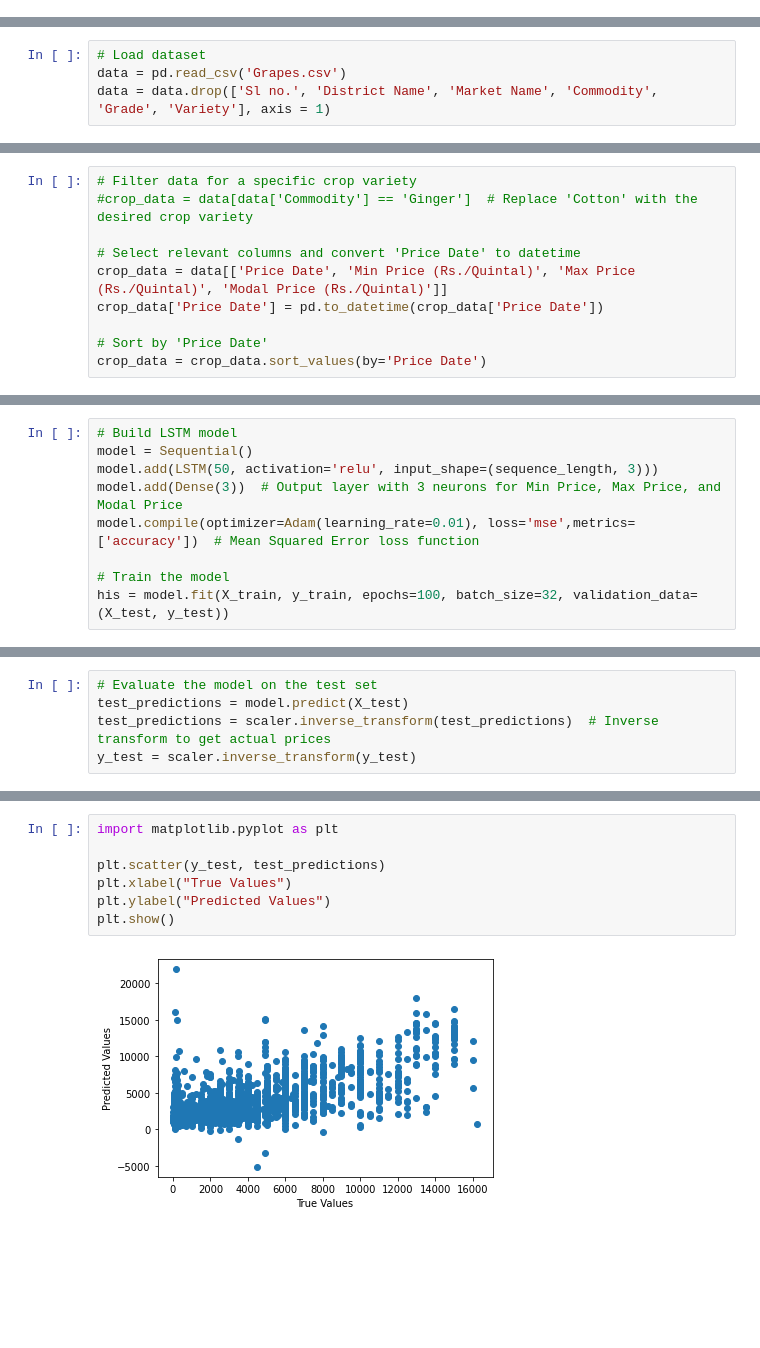
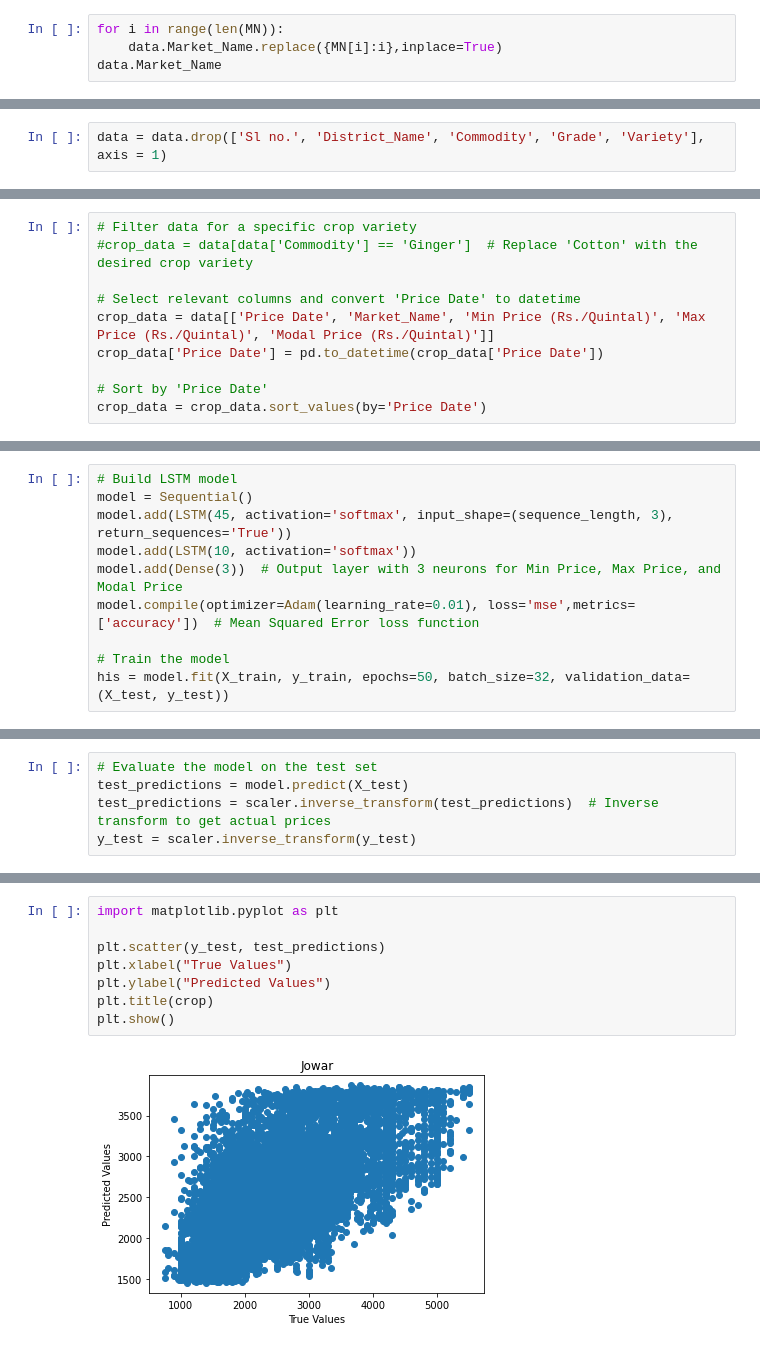
Before and after one commit to khushi0205/Smagri_Contents, a Jupyter notebook: Pred.ipynb, the cells around one changed output, grey strips where cells are left out. Saved outputs shown, nothing was run; the diff lists cells and outputs as text; blank space fills up the shorter version.

```diff
--- a/Pred.ipynb
+++ b/Pred.ipynb
@@ -9,0 +51,4 @@ from tensorflow.keras.optimizers import Adam
+# %%
+for i in range(len(MN)):
+    data.Market_Name.replace({MN[i]:i},inplace=True)
+data.Market_Name
@@ -10,7 +68,5 @@ from tensorflow.keras.optimizers import Adam
 # %%
-# Load dataset
-data = pd.read_csv('Grapes.csv')
-data = data.drop(['Sl no.', 'District Name', 'Market Name', 'Commodity', 'Grade', 'Variety'], axis = 1)
+data = data.drop(['Sl no.', 'District_Name', 'Commodity', 'Grade', 'Variety'], axis = 1)
 # %%
 data_dup = data
 data_dup = data_dup.drop(['Price Date'], axis = 1)
@@ -46,7 +102,7 @@ data.boxplot()
 #crop_data = data[data['Commodity'] == 'Ginger']  # Replace 'Cotton' with the desired crop variety
 
 # Select relevant columns and convert 'Price Date' to datetime
-crop_data = data[['Price Date', 'Min Price (Rs./Quintal)', 'Max Price (Rs./Quintal)', 'Modal Price (Rs./Quintal)']]
+crop_data = data[['Price Date', 'Market_Name', 'Min Price (Rs./Quintal)', 'Max Price (Rs./Quintal)', 'Modal Price (Rs./Quintal)']]
 crop_data['Price Date'] = pd.to_datetime(crop_data['Price Date'])
 
 # Sort by 'Price Date'
@@ -89,10 +145,11 @@ X_train, X_test, y_train, y_test = train_test_split(sequences, targets, test_siz
 # %%
 # Build LSTM model
 model = Sequential()
-model.add(LSTM(50, activation='relu', input_shape=(sequence_length, 3)))
+model.add(LSTM(45, activation='softmax', input_shape=(sequence_length, 3), return_sequences='True'))
+model.add(LSTM(10, activation='softmax'))
 model.add(Dense(3))  # Output layer with 3 neurons for Min Price, Max Price, and Modal Price
 model.compile(optimizer=Adam(learning_rate=0.01), loss='mse',metrics=['accuracy'])  # Mean Squared Error loss function
 
 # Train the model
-his = model.fit(X_train, y_train, epochs=100, batch_size=32, validation_data=(X_test, y_test))
+his = model.fit(X_train, y_train, epochs=50, batch_size=32, validation_data=(X_test, y_test))
 # %% [output]
@@ -169,12 +249,13 @@ results_df.to_csv('actual_vs_predicted_test_set.csv', index=False)
 # %%
 import matplotlib.pyplot as plt
 
 plt.scatter(y_test, test_predictions)
 plt.xlabel("True Values")
 plt.ylabel("Predicted Values")
+plt.title(crop)
 plt.show()
 # %% [output]
-[figure, old version]
+[figure, new version]
 # %%
 # Predicting future prices (adjust this based on your requirement)
 future_data = scaled_data[-sequence_length:]  # Take the last sequence from the dataset
```
Also changed, not shown: parts of 21 cells of this notebook.
